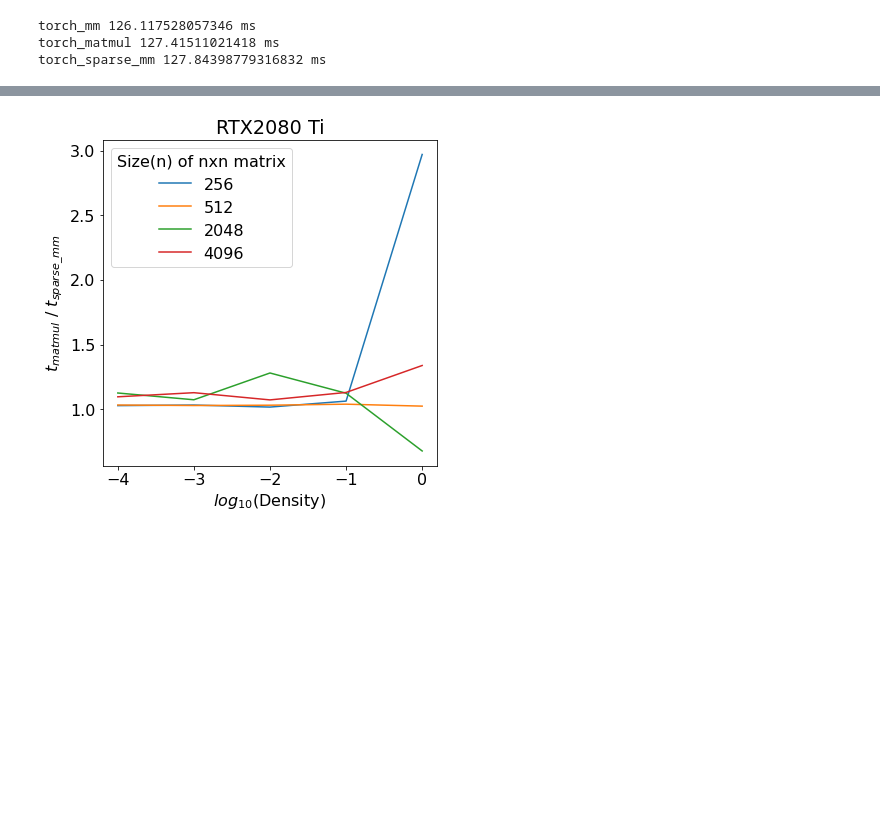
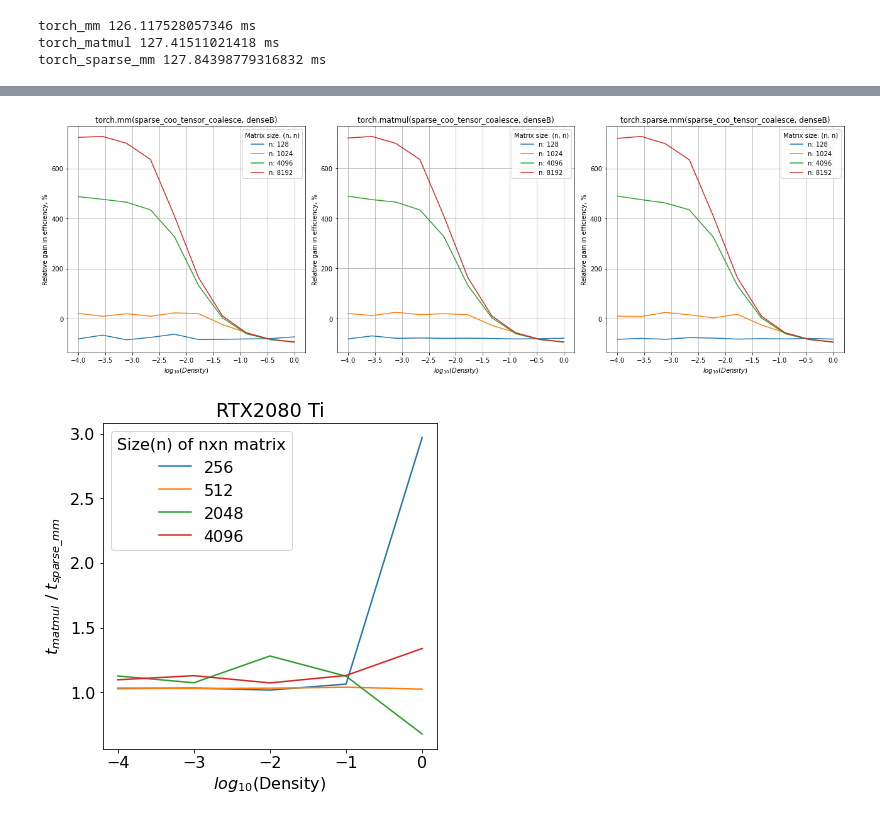
Before and after one commit to ftmtk/playground, a Jupyter notebook: test_pytorch_sparse_visualization.ipynb, the cells around one changed output, grey strips where cells are left out. Saved outputs shown, nothing was run; the diff lists cells and outputs as text; code cells hidden in the pictures; blank space fills up the shorter version.

```diff
--- a/test_pytorch_sparse_visualization.ipynb
+++ b/test_pytorch_sparse_visualization.ipynb
@@ -62,3 +170,51 @@ axes[1][1].plot([1,2,3],[1,2,3])
+# %%
+def _plot_comp_tensormethod_with_ref_across_sizes_and_tensorops(dict_results, tensor_method):
+    tensor_ops = list(dict_results.keys())
+    tensor_methods = list(dict_results[tensor_ops[0]].keys())
+    sizes = list(dict_results[tensor_ops[0]][tensor_methods[0]].keys())
+    densities = list(dict_results[tensor_ops[0]][tensor_methods[0]][sizes[0]].keys())
+
+    ref_op = 'torch_matmul'
+    ref_method = 'sparse_tensor'
+    # tensor_ops.remove(ref_op)
+    tensor_methods.remove(ref_method)
+    tensor_methods.remove('dense_tensor')
+
+    nrows, ncols = 1, len(tensor_ops)
+    fig, axes = plt.subplots(nrows, ncols, figsize=(ncols*6, nrows*6))
+
+    for r, op in enumerate(tensor_ops):
+        xvals = np.log10(list(map(float, densities)))
+        operation = '.'.join(op.split('_'))
+        ref_operation = '.'.join(ref_op.split('_'))
+
+        for size in sorted(list(map(int, sizes))):
+            size = str(size)
+
+            ref_vals = np.array(list(map(float, dict_results[ref_op][ref_method][size].values())))
+            # print('-'*8 + 'Reference:' ,ref_op, ref_method, ref_vals)
+
+            yvals = np.array(list(map(float, dict_results[op][tensor_method][size].values())))
+            # print('-'*12, op, method, yvals)
+            yvals = (np.divide(ref_vals, yvals) - 1) * 100
+            axes[r].plot(xvals, yvals, label=f"n: {size}")
+
+            # ref_time = np.mean(list(dict_results[ref_op][ref_method][size].values())) * 1000
+            # axes[r][c].axline((xvals[0], ref_time), (xvals[1], ref_time), color='k', label="torch.matmul(denseA, denseB)")
+            # axes[r][c].text(x=xvals[1], y=ref_time*1.001, s=f"torch.matmul(denseA, denseB)")
+
+            axes[r].legend(title=f'Matrix size: (n, n)')
+            axes[r].set_title(f'{operation}({tensor_method}, denseB)')
+            axes[r].set_xlabel(r'$log_{10}(Density)$')
+            axes[r].set_ylabel(r'Relative gain in efficiency, %')
+            axes[r].grid(True)
+    plt.tight_layout()
+    return fig, axes
+
+fig, axes = _plot_comp_tensormethod_with_ref_across_sizes_and_tensorops(dict_results, 'sparse_coo_tensor_coalesce')
+fig.savefig(f'{filename.split(".")[0]}_comp_method_w_ref_across_sizes_and_ops.png')
+# %% [output]
+[figure, added]
 # %%
 def _plot_dvs_result(df, title = 'GPU', use_log10 = False):
     font = {'family' : 'normal',
```
Also changed, not shown: parts of 7 cells of this notebook, 1 other file.
